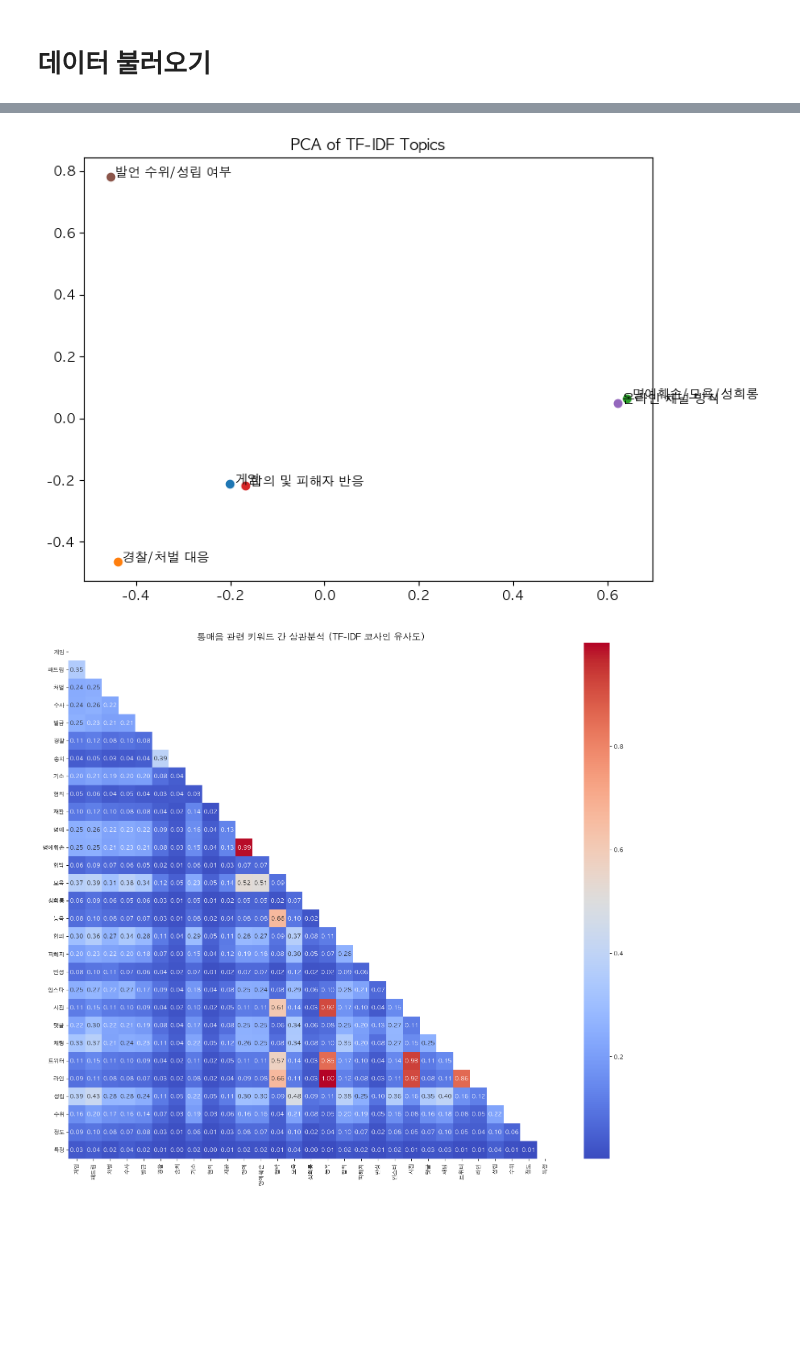
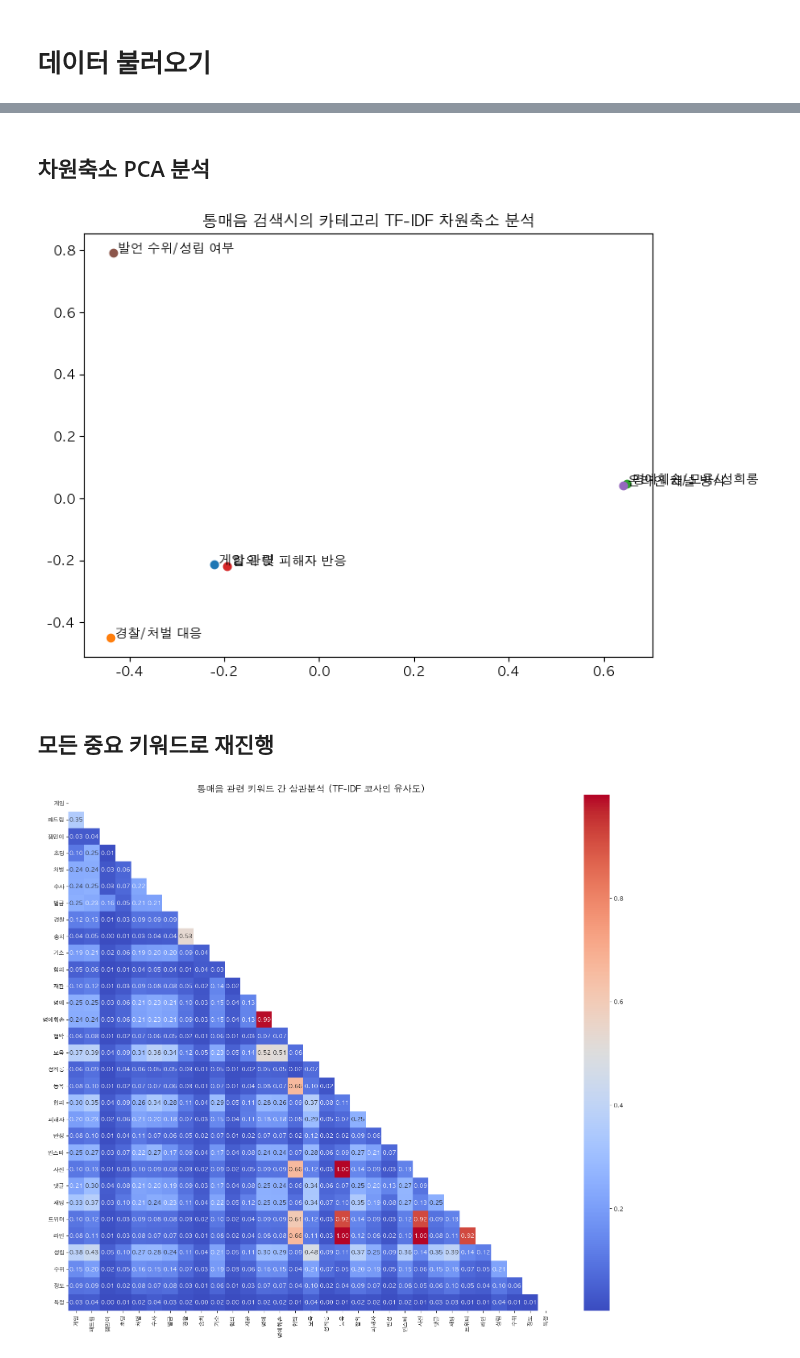
Before and after one commit to hyejinbeck/text_data_analysis, a Jupyter notebook: 4_디씨인사이드_통매음.ipynb, the cells around one changed output, grey strips where cells are left out. Saved outputs shown, nothing was run; the diff lists cells and outputs as text; code cells hidden in the pictures; blank space fills up the shorter version.

```diff
--- a/4_디씨인사이드_통매음.ipynb
+++ b/4_디씨인사이드_통매음.ipynb
@@ -102,7 +127,7 @@ contents = []
 etcs = []
 
 for i in range(1, 301):
-    if i % 30 == 0:         # 30 -> 60 등 ... 30단위로만 출력되게
+    if i % 15 == 0:         # 15 -> 30 등 ... 15단위로만 출력되게
         print("300p 중 현재 {}페이지".format(i))
 
     response = requests.get(url.format(i))
@@ -490,7 +508,7 @@ words = [
     '경찰','경찰서', '처벌',  '수사', '송치', '기소','혐의',
     '벌금','합의', '합의금', '피해자',
     '성희롱', '모욕', '명예','협박',
-    '게임', '패드립' ,
+    '게임', '패드립' , '잼민이', '초딩' ,
     '사진', '영상', '인스타','댓글', '채팅', '트위터', '라인', '오픈', '카톡'
 ]
 
@@ -648,5 +666,7 @@ pd.DataFrame(cos_sim, index=df_tfidf.index, columns=df_tfidf.index)
+# %% [markdown]
+## 차원축소 PCA 분석
 # %%
-# 차원축소 --> 6개 카테고리별 유사성 확인
+# 6개 카테고리별 유사성 확인
 
 from sklearn.decomposition import PCA
 
@@ -658,16 +678,18 @@ for i, label in enumerate(df_tfidf.index):
     plt.scatter(reduced[i, 0], reduced[i, 1], label=label)
     plt.text(reduced[i, 0]+0.01, reduced[i, 1], label)
 
-plt.title("PCA of TF-IDF Topics")
+plt.title("통매음 검색시의 카테고리 TF-IDF 차원축소 분석")
 plt.show()
 # %% [output]
-[figure, old version]
+[figure, new version]
+# %% [markdown]
+## 모든 중요 키워드로 재진행
 # %%
 # 키워드 한꺼번에 넣어서 상관분석
 
 # 1. 키워드 목록
 keywords = [
-    '게임',  '패드립',
+    '게임',  '패드립', '잼민이', '초딩',
     '처벌', '수사', '벌금', '경찰', '송치', '기소', '혐의','재판',
     '명예', '명예훼손', '협박', '모욕', '성희롱', '능욕',
     '합의', '피해자', '반성',
@@ -678,34 +700,34 @@ keywords = [
 # 2. 각 키워드별 텍스트 추출
 docs_all = []
 valid_keywords = []
 
 for word in keywords:
     filtered_text = " ".join(df[df['모든글_한글'].str.contains(word, na=False)]['모든글_한글'].tolist())
     if filtered_text.strip():  # 내용이 있을 때만 추가
         docs_all.append(filtered_text)
         valid_keywords.append(word)
 
 
 # 3. TF-IDF 벡터화
 vectorizer = TfidfVectorizer()
 tfidf_matrix = vectorizer.fit_transform(docs_all)
 
 # 4. 코사인 유사도
 cos_sim_all = cosine_similarity(tfidf_matrix)
 
 # 5. 상관행렬 시각화
 plt.figure(figsize=(16, 14))
 mask = np.triu(np.ones_like(cos_sim_all, dtype=bool))
 
 sns.heatmap(cos_sim_all, mask=mask, annot=True, fmt=".2f", cmap="coolwarm",
             xticklabels=keywords, yticklabels=keywords)
 plt.title("통매음 관련 키워드 간 상관분석 (TF-IDF 코사인 유사도)", fontsize=16)
 plt.xticks(rotation=90)
 plt.yticks(rotation=0)
 plt.tight_layout()
 plt.show()
 # %% [output]
-[figure, old version]
+[figure, new version]
 # %%
 pd.DataFrame(cos_sim_all, index=valid_keywords, columns=valid_keywords).head()
 # %% [output]
```
Also changed, not shown: parts of 40 cells of this notebook.
